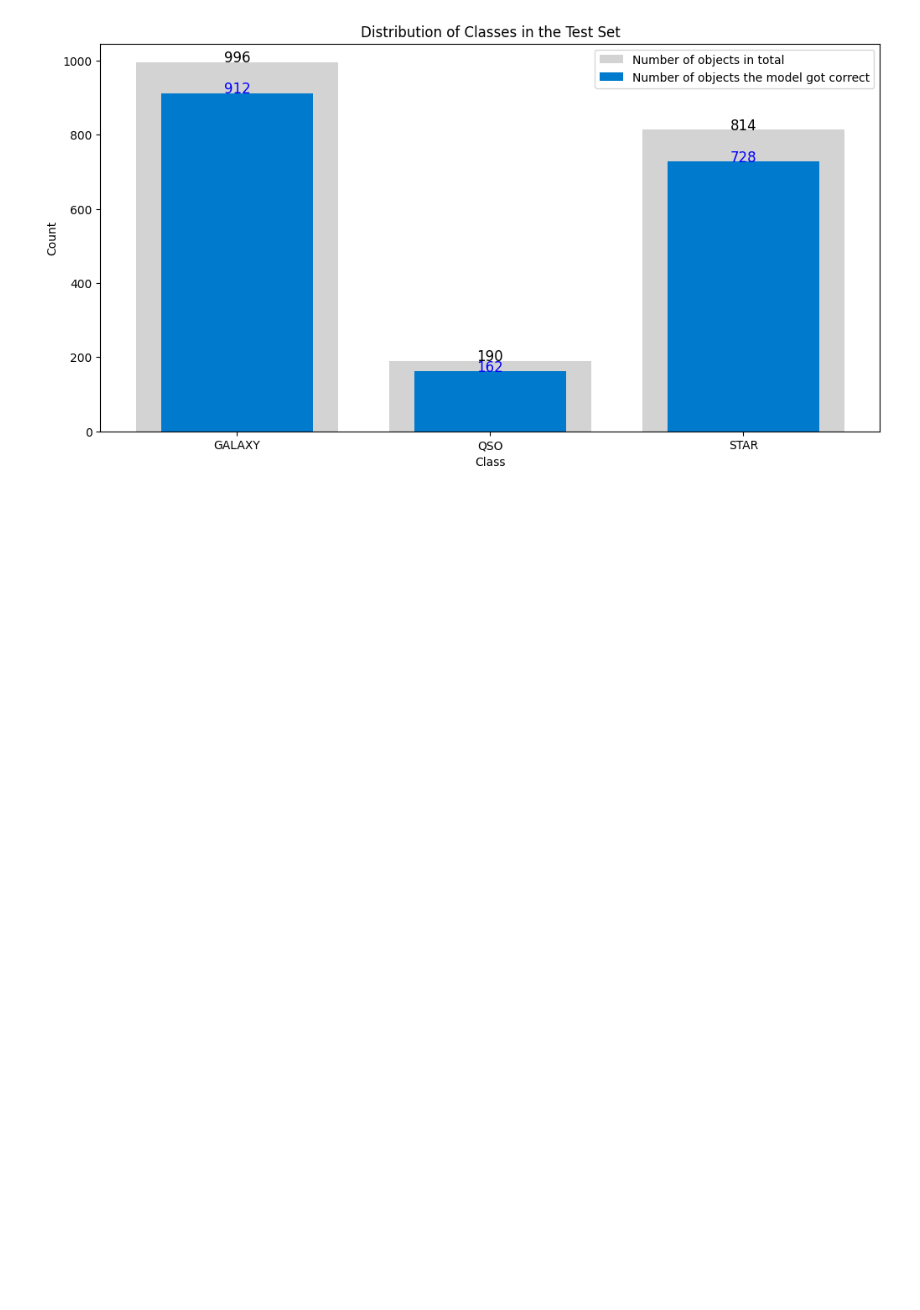
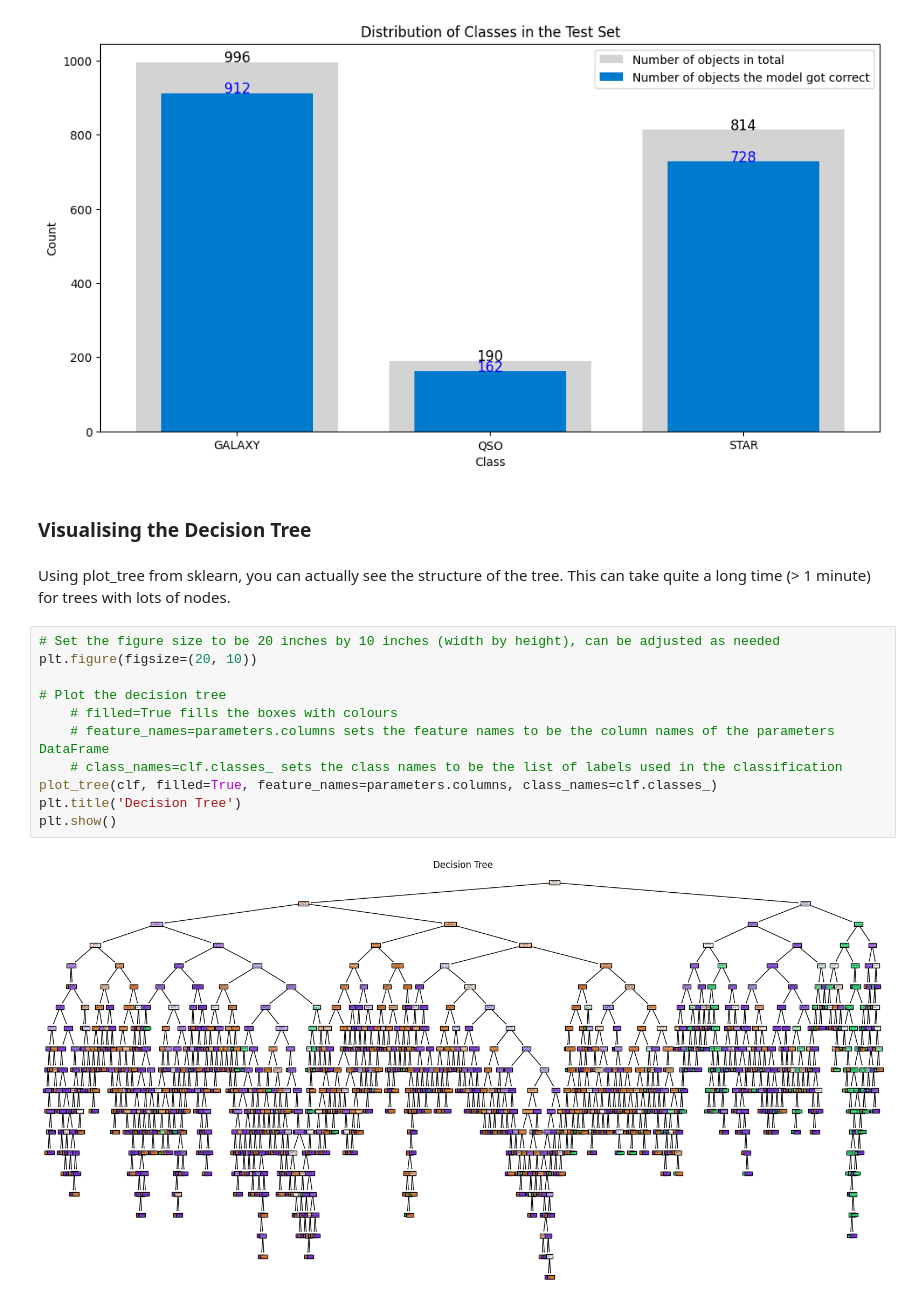
Before and after one commit to Ryan-Ursell/SDSS-DR14-Classification, a Jupyter notebook: py/Q1_folder/Q1.ipynb, the cells around one changed output. Drawn from its saved outputs; the diff is of its cells as text; blank space fills up the shorter version.

Commit message:
Added plotting code and explaination for visualising the decision tree

```diff
--- a/py/Q1_folder/Q1.ipynb
+++ b/py/Q1_folder/Q1.ipynb
@@ -188,3 +188,20 @@ plt.legend(loc='upper right')
 plt.show()
 # %% [output]
 [figure]
+# %% [markdown]
+### Visualising the Decision Tree
+# %% [markdown]
+Using plot_tree from sklearn, you can actually see the structure of the tree. This can take quite a long time (> 1 minute) for trees with lots of nodes.
+# %%
+# Set the figure size to be 20 inches by 10 inches (width by height), can be adjusted as needed
+plt.figure(figsize=(20, 10))
+
+# Plot the decision tree
+    # filled=True fills the boxes with colours
+    # feature_names=parameters.columns sets the feature names to be the column names of the parameters DataFrame
+    # class_names=clf.classes_ sets the class names to be the list of labels used in the classification
+plot_tree(clf, filled=True, feature_names=parameters.columns, class_names=clf.classes_)
+plt.title('Decision Tree')
+plt.show()
+# %% [output]
+[figure, added]
```
Also changed, not shown: parts of 2 cells of this notebook.
